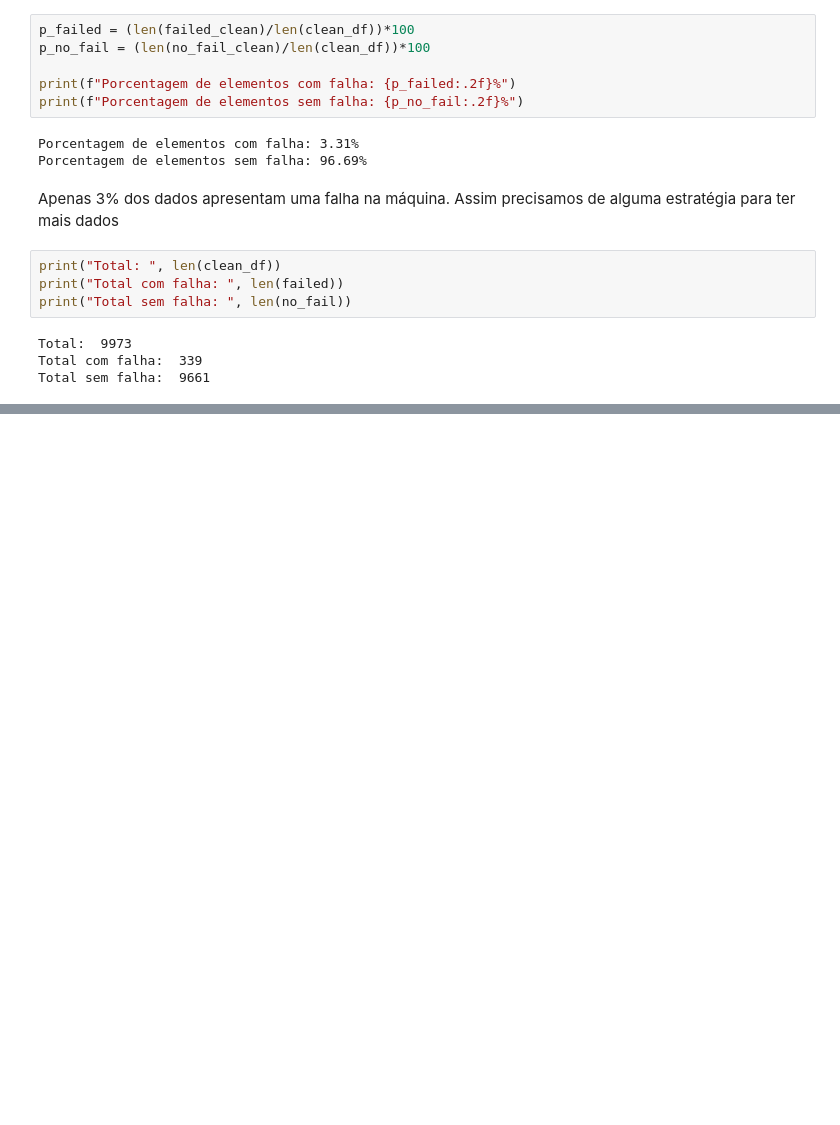
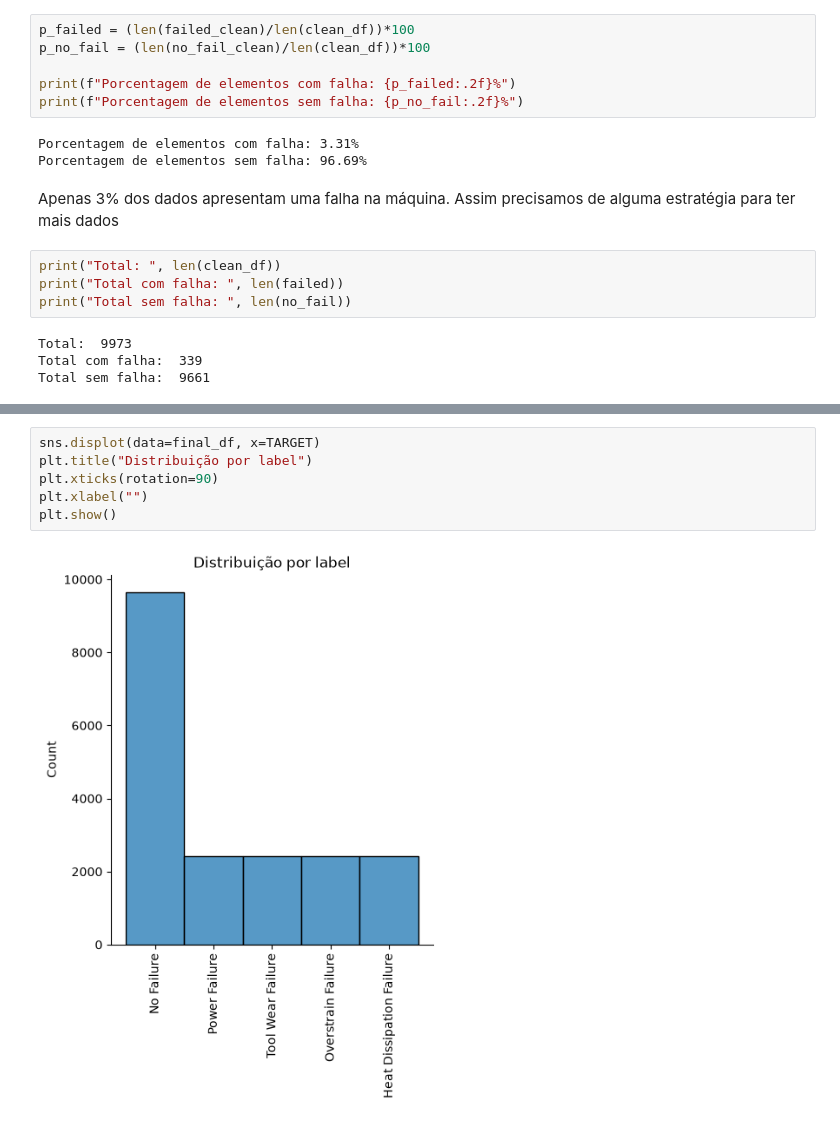
Before and after one commit to Dpbm/mestrado-aulas, a Jupyter notebook: mineracao-de-dados/atividades/atividade1/analysis.ipynb, the cells around one changed output, grey strips where cells are left out. Saved outputs shown, nothing was run; the diff lists cells and outputs as text; blank space fills up the shorter version.

```diff
--- a/mineracao-de-dados/atividades/atividade1/analysis.ipynb
+++ b/mineracao-de-dados/atividades/atividade1/analysis.ipynb
@@ -699,0 +870,8 @@ final_df.drop(columns=["Rotational speed [rpm]", "Tool wear [min]",'Torque [Nm]'
+# %%
+sns.displot(data=final_df, x=TARGET)
+plt.title("Distribuição por label")
+plt.xticks(rotation=90)
+plt.xlabel("")
+plt.show()
+# %% [output]
+[figure, added]
```
Also changed, not shown: parts of 18 cells of this notebook, 1 other file.
